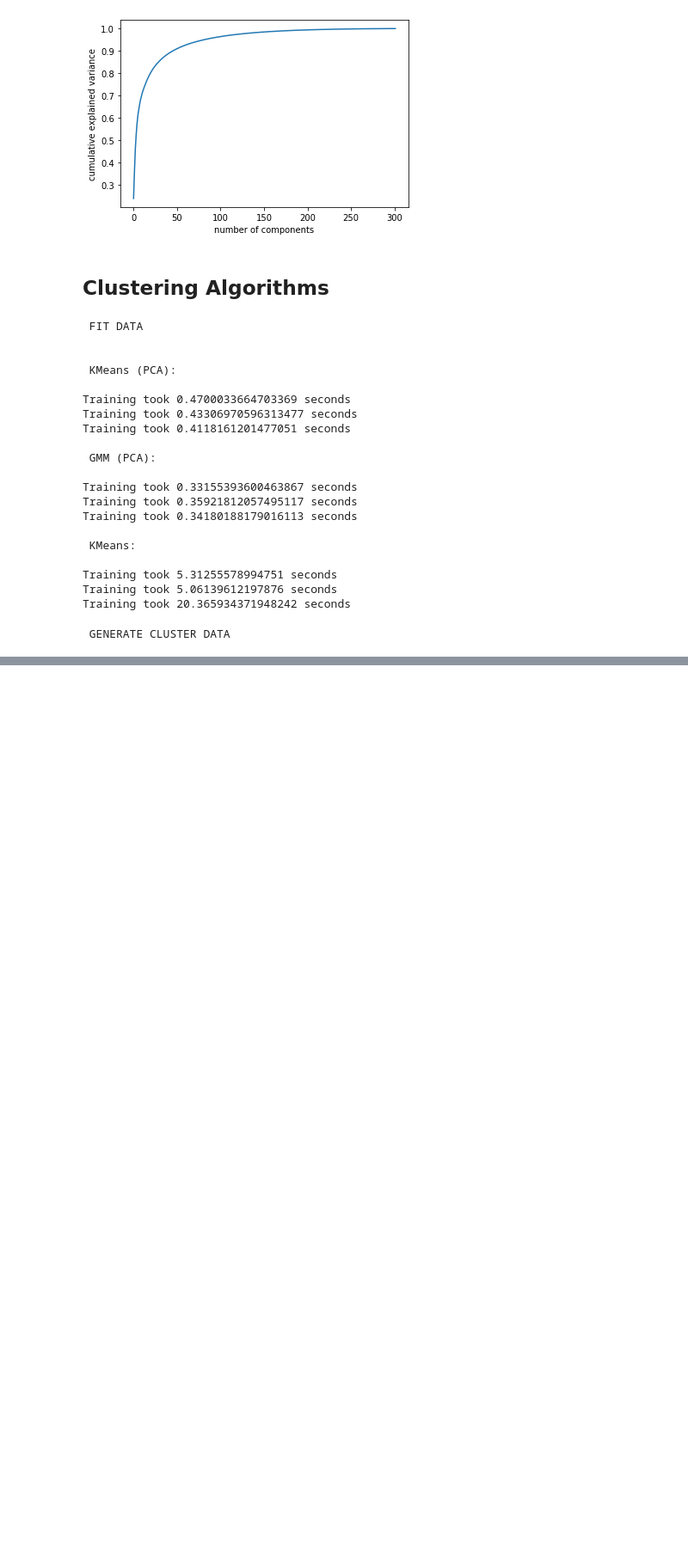
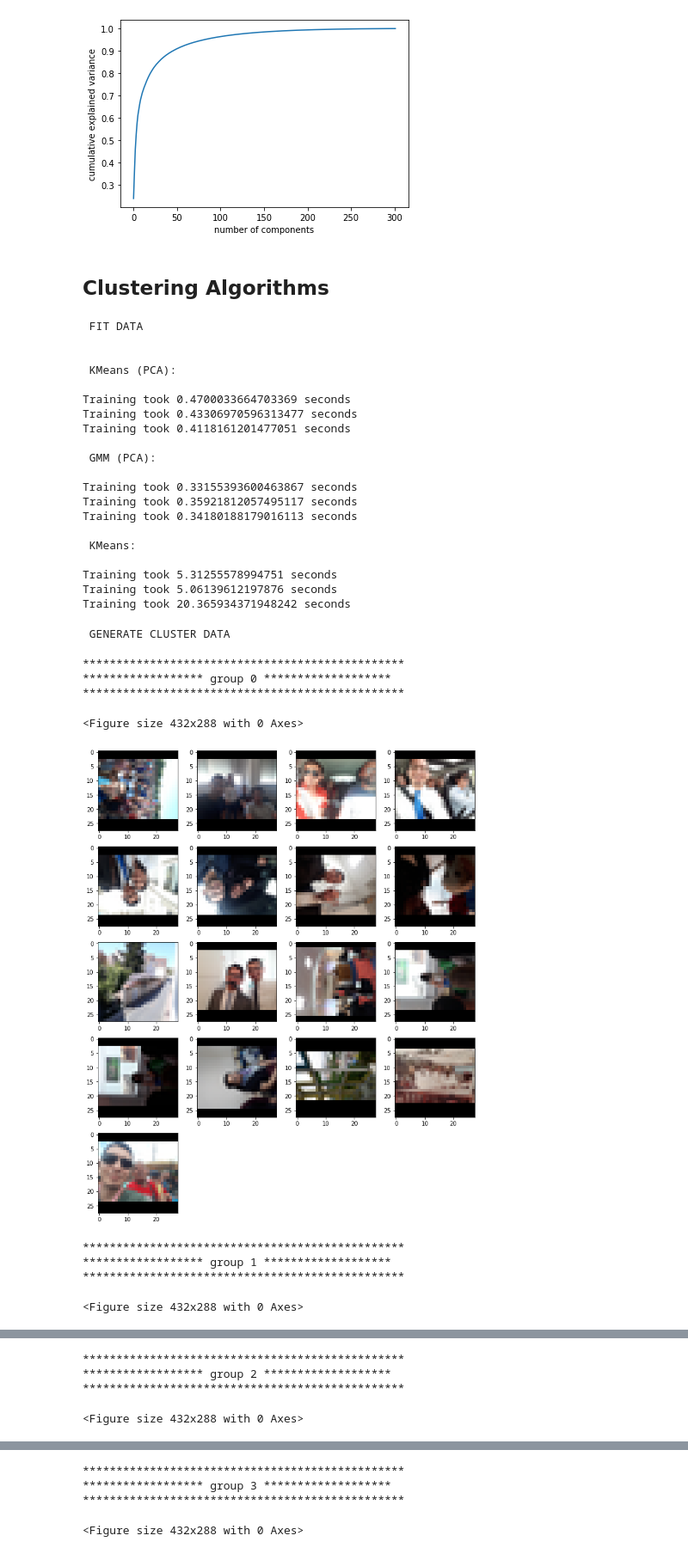
Before and after one commit to rapaperro88/Image-Classification-Unsupervised, a Jupyter notebook: Preprocessing_Classification.ipynb, the cells around one changed output, grey strips where cells are left out. Shown: that part at 86% size. Cells and saved outputs as stored; diff of their text form; code cells hidden in the pictures; blank space fills up the shorter version.

```diff
--- a/Preprocessing_Classification.ipynb
+++ b/Preprocessing_Classification.ipynb
@@ -299,11 +299,31 @@ def group_and_plot(src_folder, clusters, size=(128,128), plot=True):
             print(f"****************** group {clu} *******************")
             print("************************************************")
 
-            for file in dico[clu]:
+            n_col = 4
+            n_row = (len(dico[clu]) // n_col) + 1
+            plt.subplots_adjust(bottom=0, left=.01, right=.99, top=.90, hspace=.35)
+            fig = plt.figure(figsize=(n_col*3 , n_row*3 ))
+
+            for i, file in enumerate(dico[clu]):
                 imgFile = os.path.join(src_folder, file)
                 img = Image.open(imgFile)
                 img = resize_image(img, size, bg_color="black")
+
+                plt.subplot(n_row, n_col, i + 1)
                 plt.imshow(img)
-                plt.show()
+
+            plt.show()
 
     return dico
+# %%
+g_resnet50_pred_pca_sorted_filenames = group_and_plot(src_folder, g_resnet50_pred_pca, size=(28,28), plot=True)
+# %% [output]
+************************************************
+****************** group 0 *******************
+************************************************
+<Figure size 432x288 with 0 Axes>
+[figure, added]
+************************************************
+****************** group 1 *******************
+************************************************
+<Figure size 432x288 with 0 Axes>
@@ -309,0 +331,4 @@ def group_and_plot(src_folder, clusters, size=(128,128), plot=True):
+************************************************
+****************** group 2 *******************
+************************************************
+<Figure size 432x288 with 0 Axes>
@@ -309,0 +336,4 @@ def group_and_plot(src_folder, clusters, size=(128,128), plot=True):
+************************************************
+****************** group 3 *******************
+************************************************
+<Figure size 432x288 with 0 Axes>
```
Also changed, not shown: parts of 1 cell of this notebook.
